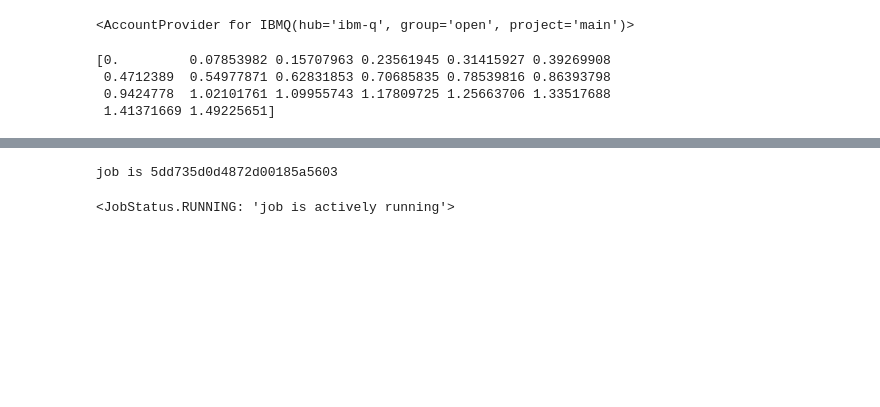
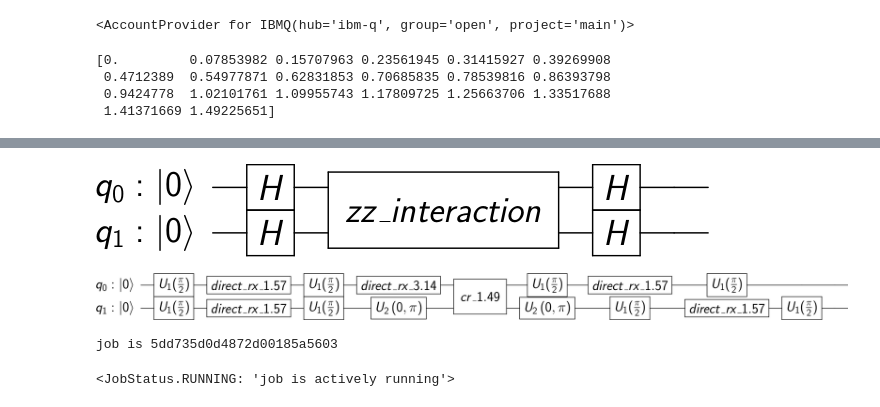
Before and after one commit to singular-value/optimizations_via_openpulse, a Jupyter notebook: ZZ_Interaction_EXPERIMENT.ipynb, the cells around one changed output, grey strips where cells are left out. Saved outputs shown, nothing was run; the diff lists cells and outputs as text; code cells hidden in the pictures; blank space fills up the shorter version.

```diff
--- a/ZZ_Interaction_EXPERIMENT.ipynb
+++ b/ZZ_Interaction_EXPERIMENT.ipynb
@@ -68,6 +76,14 @@ for theta in thetas:
     schedule = q.schedule(transpiled_circuit, backend=backend, cmd_def=cmd_def)
     schedule |= measure << schedule.duration
     schedules.append(schedule)
+# %%
+circuit.draw(output='latex')
+# %% [output]
+[figure, added]
+# %%
+circuit.decompose().draw(output='latex')
+# %% [output]
+[figure, added]
 # %%
 shots = 1000
 job = q.execute(schedules, backend=backend, shots=shots)
```
Also changed, not shown: parts of 8 cells of this notebook, 1 other file.
